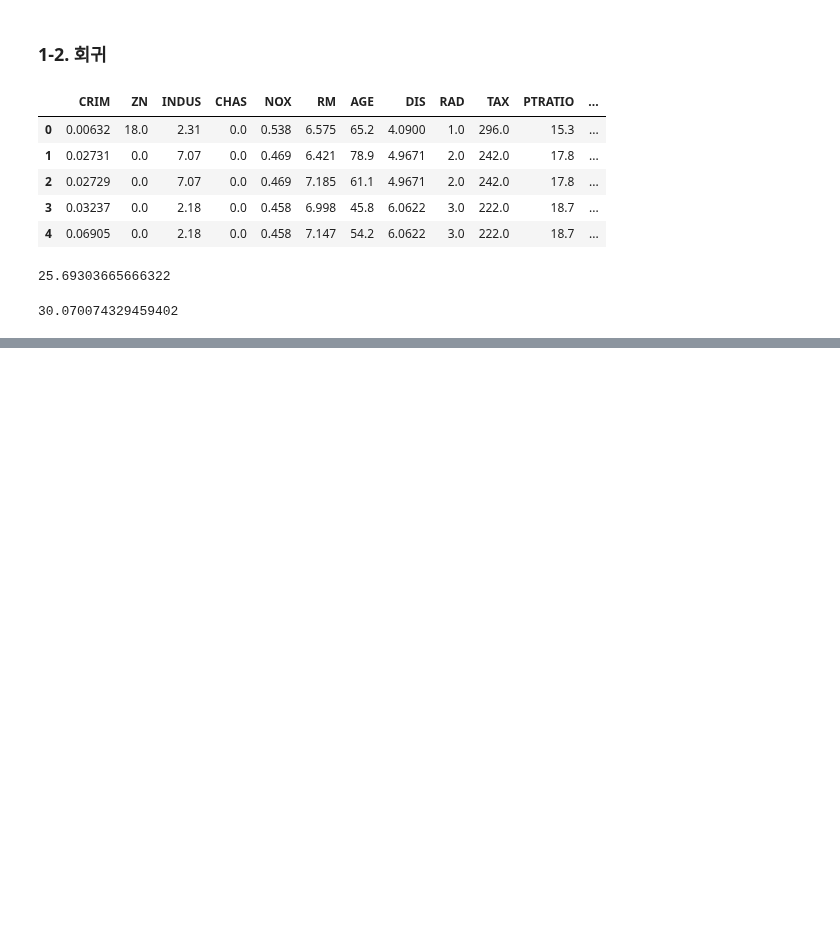
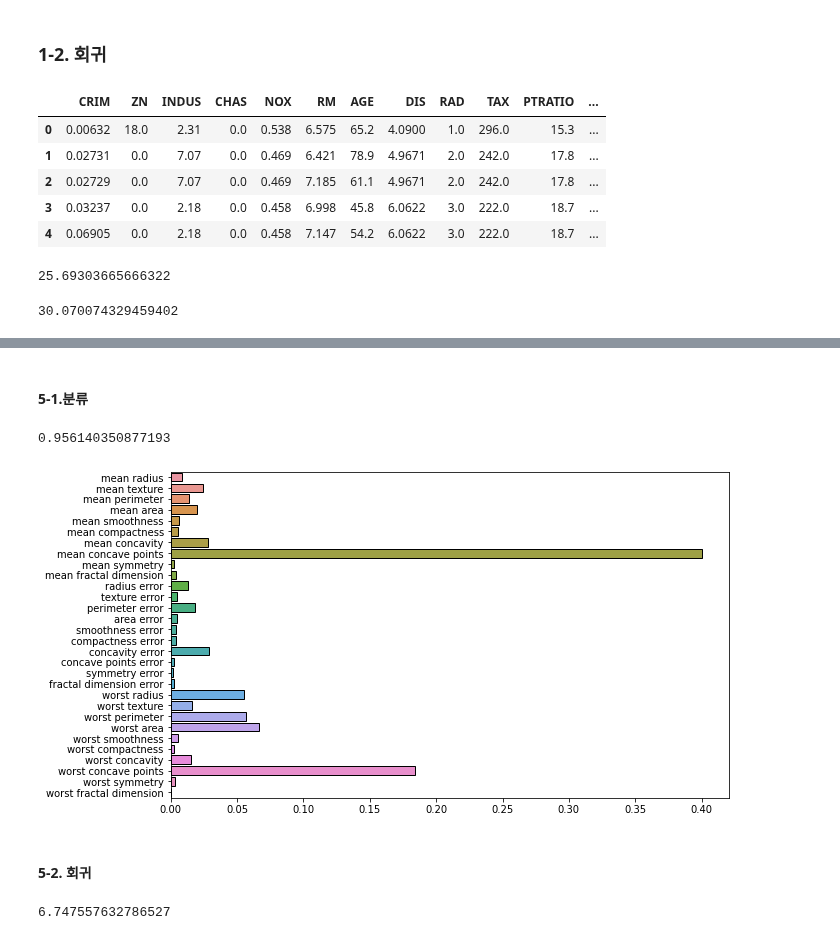
Before and after one commit to suhyehye/ADP-study, a Jupyter notebook: 00.정리/1.알고리즘정리.ipynb, the cells around one changed output, grey strips where cells are left out. Drawn from its saved outputs; the diff is of its cells as text; code cells hidden in the pictures; blank space fills up the shorter version.

```diff
--- a/00.정리/1.알고리즘정리.ipynb
+++ b/00.정리/1.알고리즘정리.ipynb
@@ -165,0 +320,27 @@ mse
+# %% [markdown]
+#### 5-1.분류
+# %%
+xgbc = XGBClassifier(random_state=42)
+xgbc.fit(X1_train, y1_train)
+pred = xgbc.predict(X1_test)
+
+acc = accuracy_score(y1_test, pred)
+acc
+# %% [output]
+0.956140350877193
+# %%
+plt.figure(figsize=(10,6))
+sns.barplot(y=X1.columns.tolist(), x=xgbc.feature_importances_, edgecolor=(0,0,0))
+plt.show()
+# %% [output]
+[figure, added]
+# %% [markdown]
+#### 5-2. 회귀
+# %%
+xgbr = XGBRegressor(random_state = 42)
+xgbr.fit(X2_train, y2_train)
+pred = xgbr.predict(X2_test)
+
+mean_squared_error(y2_test, pred)
+# %% [output]
+6.747557632786527
```
Also changed, not shown: parts of 45 cells of this notebook.
